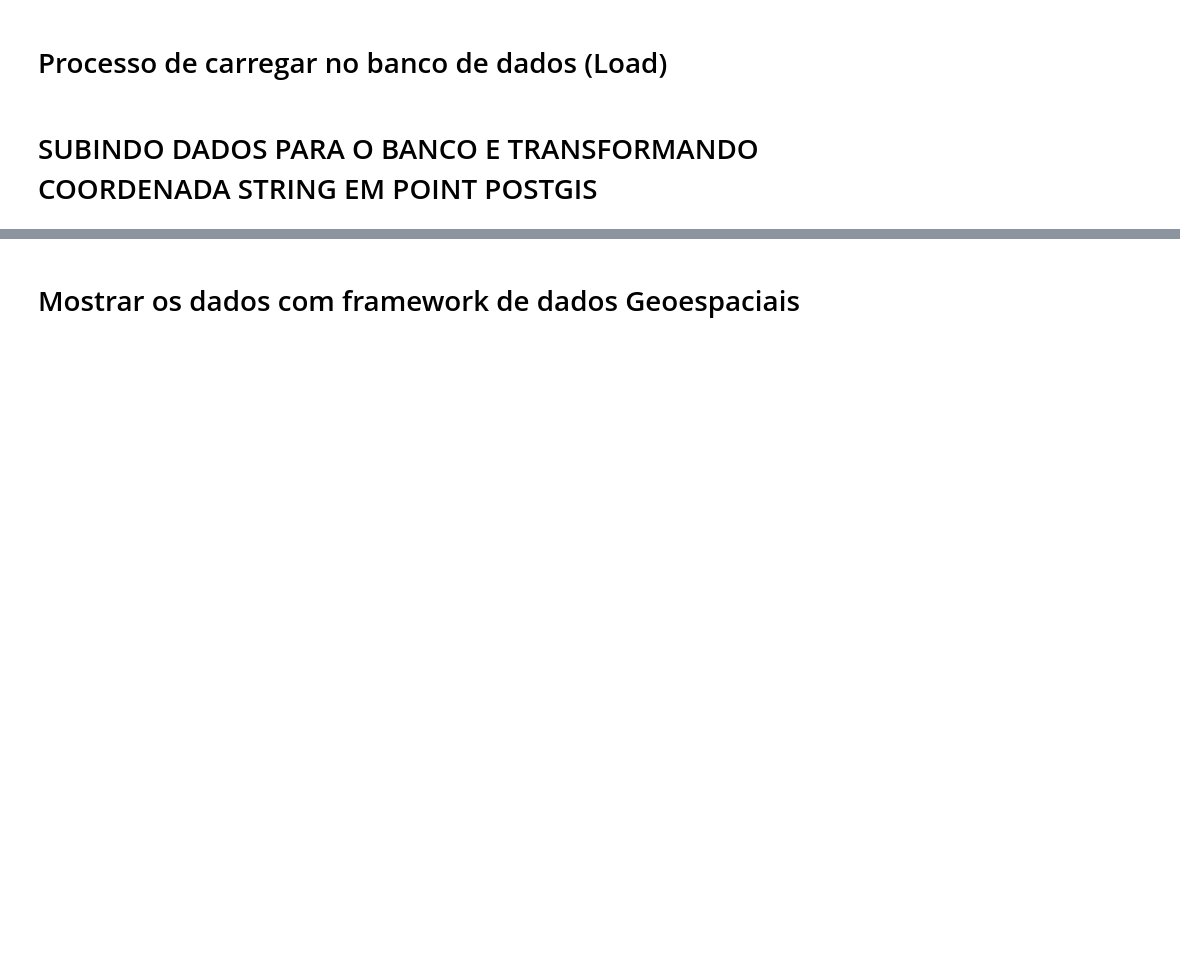
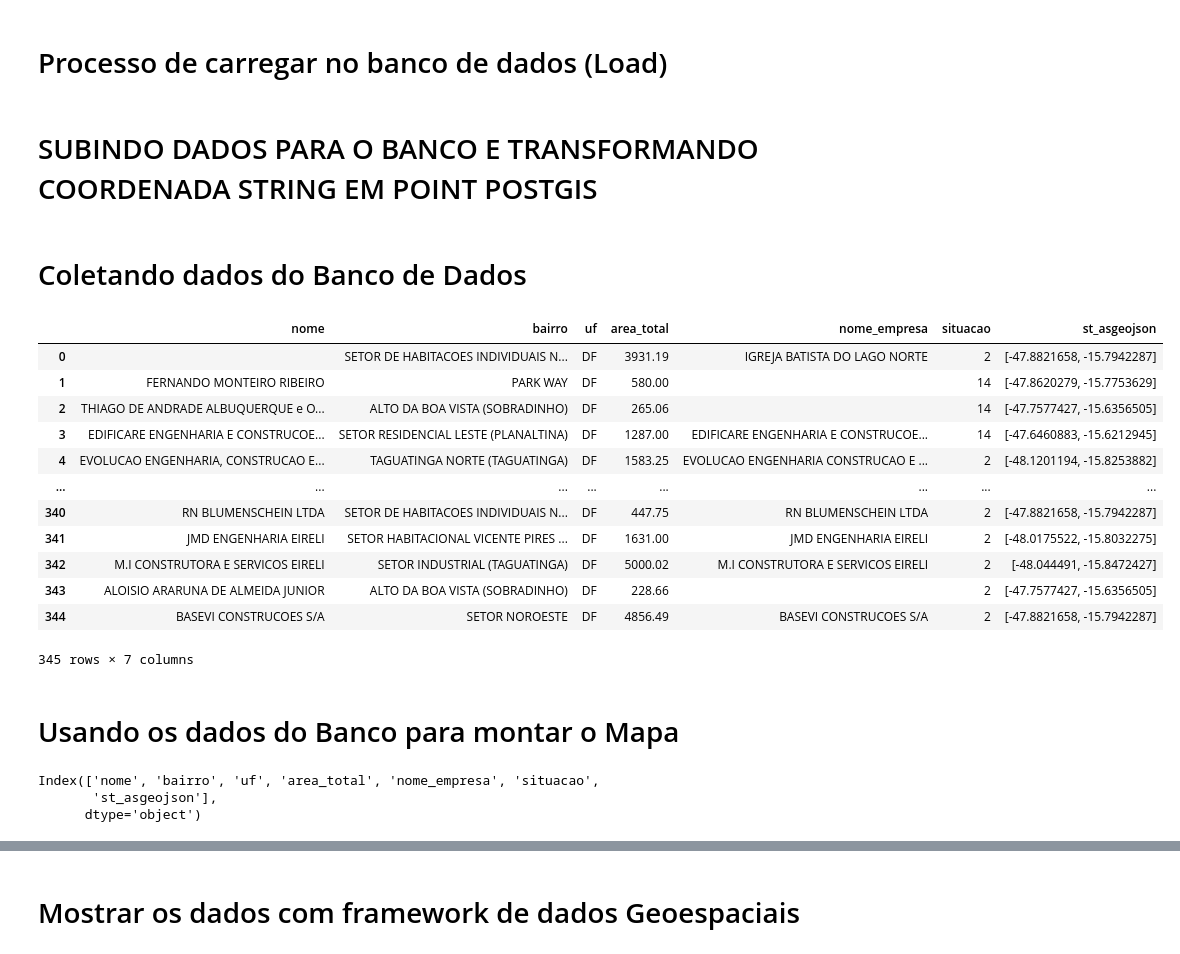
Before and after one commit to thiagolsg/Obras_Publicas, a Jupyter notebook: Prototipo.ipynb, the cells around one changed output, grey strips where cells are left out. Saved outputs shown, nothing was run; the diff lists cells and outputs as text; code cells hidden in the pictures; blank space fills up the shorter version.

Commit message:
Coletando dados do banco de dados e montando o mapa

```diff
--- a/Prototipo.ipynb
+++ b/Prototipo.ipynb
@@ -173,3 +186,5 @@ for i in df.index:
     params = [df['CEP'][i], df['Nome'][i], df['Bairro'][i], df['Estado'][i], float(df['Área total'][i]), int(df['Situação'][i]), df['Nome empresarial'][i],'POINT({})'.format(df['coordenadas'][i])]
     inserir_db(sql,params)
     pbar.update(1)
+# %% [markdown]
+# Coletando dados do Banco de Dados
@@ -175,0 +193,22 @@ for i in df.index:
+# %%
+df_mapa = pd.read_sql('select nome,bairro,uf,area_total,nome_empresa,situacao,ST_AsGeoJSON(geom_novo) from public.prototipo_construcoes', conecta_db())
+# %%
+df_mapa['st_asgeojson'] = df_mapa['st_asgeojson'].apply(lambda x: json.loads(x)['coordinates'])
+# %%
+df_mapa
+# %% [output]
+|  | nome | bairro | uf | area_total | nome_empresa | situacao | st_asgeojson |
+| 0 |  | SETOR DE HABITACOES INDIVIDUAIS N... | DF | 3931.19 | IGREJA BATISTA DO LAGO NORTE | 2 | [-47.8821658, -15.7942287] |
+| 1 | FERNANDO MONTEIRO RIBEIRO | PARK WAY | DF | 580.00 |  | 14 | [-47.8620279, -15.7753629] |
+| 2 | THIAGO DE ANDRADE ALBUQUERQUE e O... | ALTO DA BOA VISTA (SOBRADINHO) | DF | 265.06 |  | 14 | [-47.7577427, -15.6356505] |
+| 3 | EDIFICARE ENGENHARIA E CONSTRUCOE... | SETOR RESIDENCIAL LESTE (PLANALTINA) | DF | 1287.00 | EDIFICARE ENGENHARIA E CONSTRUCOE... | 14 | [-47.6460883, -15.6212945] |
+| 4 | EVOLUCAO ENGENHARIA, CONSTRUCAO E... | TAGUATINGA NORTE (TAGUATINGA) | DF | 1583.25 | EVOLUCAO ENGENHARIA CONSTRUCAO E ... | 2 | [-48.1201194, -15.8253882] |
+| ... | ... | ... | ... | ... | ... | ... | ... |
+| 340 | RN BLUMENSCHEIN LTDA | SETOR DE HABITACOES INDIVIDUAIS N... | DF | 447.75 | RN BLUMENSCHEIN LTDA | 2 | [-47.8821658, -15.7942287] |
+| 341 | JMD ENGENHARIA EIRELI | SETOR HABITACIONAL VICENTE PIRES ... | DF | 1631.00 | JMD ENGENHARIA EIRELI | 2 | [-48.0175522, -15.8032275] |
+| 342 | M.I CONSTRUTORA E SERVICOS EIRELI | SETOR INDUSTRIAL (TAGUATINGA) | DF | 5000.02 | M.I CONSTRUTORA E SERVICOS EIRELI | 2 | [-48.044491, -15.8472427] |
+| 343 | ALOISIO ARARUNA DE ALMEIDA JUNIOR | ALTO DA BOA VISTA (SOBRADINHO) | DF | 228.66 |  | 2 | [-47.7577427, -15.6356505] |
+| 344 | BASEVI CONSTRUCOES S/A | SETOR NOROESTE | DF | 4856.49 | BASEVI CONSTRUCOES S/A | 2 | [-47.8821658, -15.7942287] |
+345 rows × 7 columns
+# %% [markdown]
+# Usando os dados do Banco para montar o Mapa
@@ -175,0 +223,6 @@ for i in df.index:
+# %%
+df_mapa.columns
+# %% [output]
+Index(['nome', 'bairro', 'uf', 'area_total', 'nome_empresa', 'situacao',
+       'st_asgeojson'],
+      dtype='object')
```
Also changed, not shown: parts of 10 cells of this notebook.
